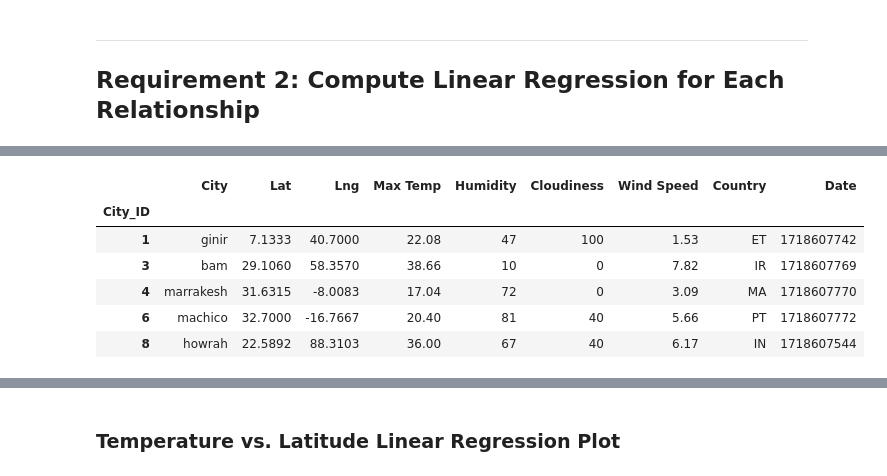
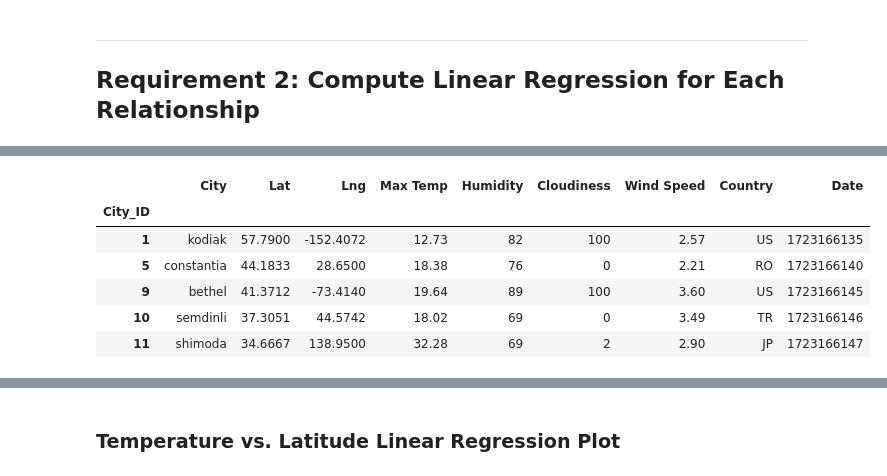
Before and after one commit to crzcssdy/python-api-challenge, a Jupyter notebook: WeatherPy/WeatherPy.ipynb, the cells around one changed output, grey strips where cells are left out. Saved outputs shown, nothing was run; the diff lists cells and outputs as text; code cells hidden in the pictures.

```diff
--- a/WeatherPy/WeatherPy.ipynb
+++ b/WeatherPy/WeatherPy.ipynb
@@ -213,6 +183,6 @@ city_data_df.to_csv("output_data/cities.csv", index_label="City_ID")
 # %%
 # Read saved data
-city_data_df = pd.read_csv("output_data/cities.csv", index_col="City_ID")
+city_data_df = pd.read_csv("cities.csv", index_col="City_ID")
 
 # Display sample data
 city_data_df.head()
@@ -300,16 +302,16 @@ plt.show()
 # %%
 # Create a DataFrame with the Northern Hemisphere data (Latitude >= 0)
-# YOUR CODE HERE
+northern_hemi_df = city_data_df[city_data_df["Lat"] >= 0]
 
 # Display sample data
 northern_hemi_df.head()
 # %% [output]
 |  | City | Lat | Lng | Max Temp | Humidity | Cloudiness | Wind Speed | Country | Date |
 | City_ID |  |  |  |  |  |  |  |  |  |
-| 1 | ginir | 7.1333 | 40.7000 | 22.08 | 47 | 100 | 1.53 | ET | 1718607742 |
-| 3 | bam | 29.1060 | 58.3570 | 38.66 | 10 | 0 | 7.82 | IR | 1718607769 |
-| 4 | marrakesh | 31.6315 | -8.0083 | 17.04 | 72 | 0 | 3.09 | MA | 1718607770 |
-| 6 | machico | 32.7000 | -16.7667 | 20.40 | 81 | 40 | 5.66 | PT | 1718607772 |
-| 8 | howrah | 22.5892 | 88.3103 | 36.00 | 67 | 40 | 6.17 | IN | 1718607544 |
+| 1 | kodiak | 57.7900 | -152.4072 | 12.73 | 82 | 100 | 2.57 | US | 1723166135 |
+| 5 | constantia | 44.1833 | 28.6500 | 18.38 | 76 | 0 | 2.21 | RO | 1723166140 |
+| 9 | bethel | 41.3712 | -73.4140 | 19.64 | 89 | 100 | 3.60 | US | 1723166145 |
+| 10 | semdinli | 37.3051 | 44.5742 | 18.02 | 69 | 0 | 3.49 | TR | 1723166146 |
+| 11 | shimoda | 34.6667 | 138.9500 | 32.28 | 69 | 2 | 2.90 | JP | 1723166147 |
 # %%
 # Create a DataFrame with the Southern Hemisphere data (Latitude < 0)
```
Also changed, not shown: parts of 40 cells of this notebook, 4 other files.
